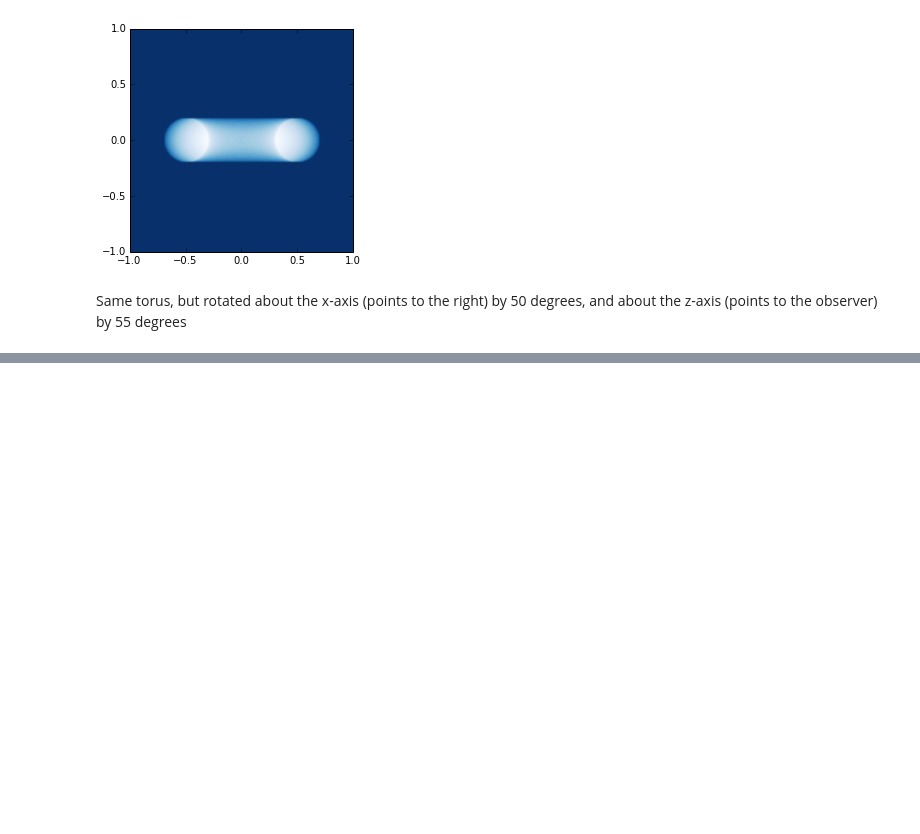
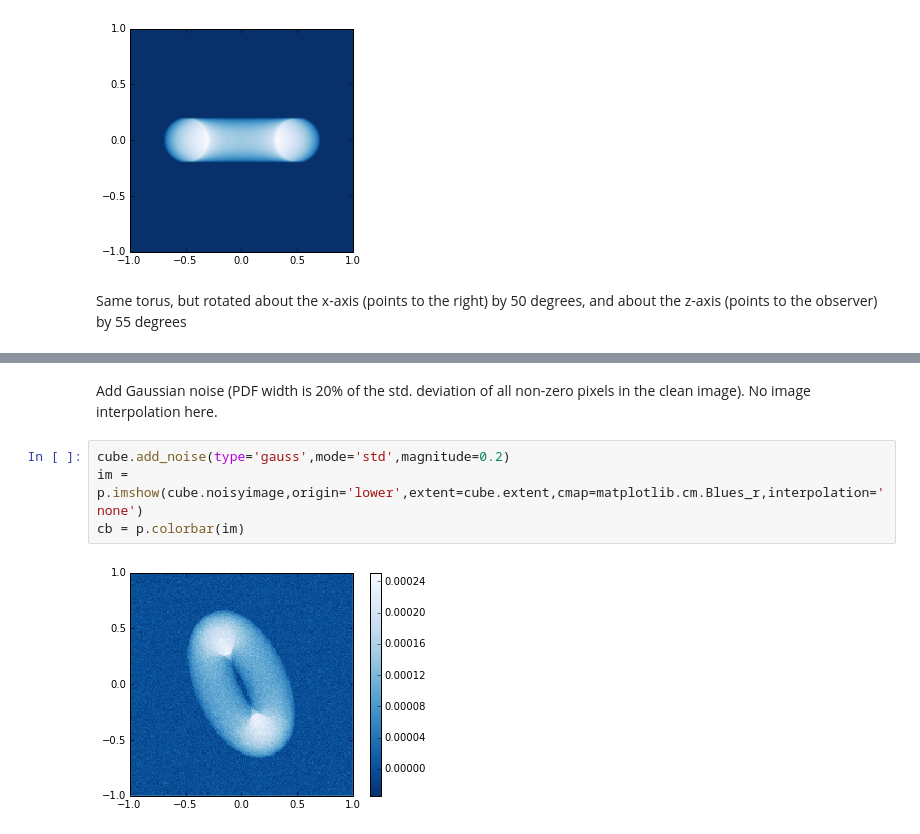
Before and after one commit to rnikutta/rhocube, a Jupyter notebook: rhocube.ipynb, the cells around one changed output, grey strips where cells are left out. Drawn from its saved outputs; the diff is of its cells as text; blank space fills up the shorter version.

```diff
--- a/rhocube.ipynb
+++ b/rhocube.ipynb
@@ -48,3 +48,11 @@ im = p.imshow(cube.allmap,origin='lower',extent=cube.extent,cmap=matplotlib.cm.B
 typ:  ConstantDensityTorus
 args:  (0.5, 0.2, 0.0, 0.0, 50.0, 55.0, 1.0)
 [figure]
+# %% [markdown]
+Add Gaussian noise (PDF width is 20% of the std. deviation of all non-zero pixels in the clean image). No image interpolation here.
+# %%
+cube.add_noise(type='gauss',mode='std',magnitude=0.2)
+im = p.imshow(cube.noisyimage,origin='lower',extent=cube.extent,cmap=matplotlib.cm.Blues_r,interpolation='none')
+cb = p.colorbar(im)
+# %% [output]
+[figure, added]
```
Also changed, not shown: parts of 6 cells of this notebook, 1 other file.
